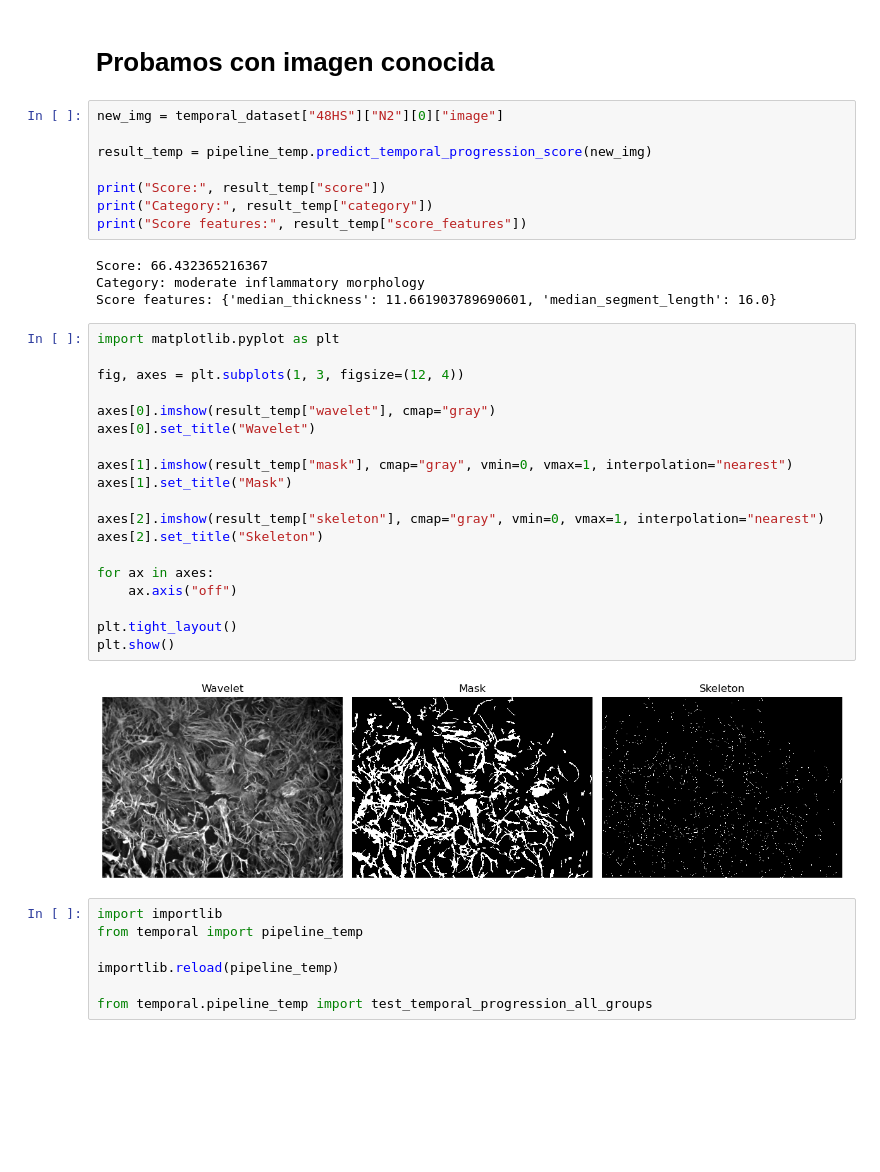
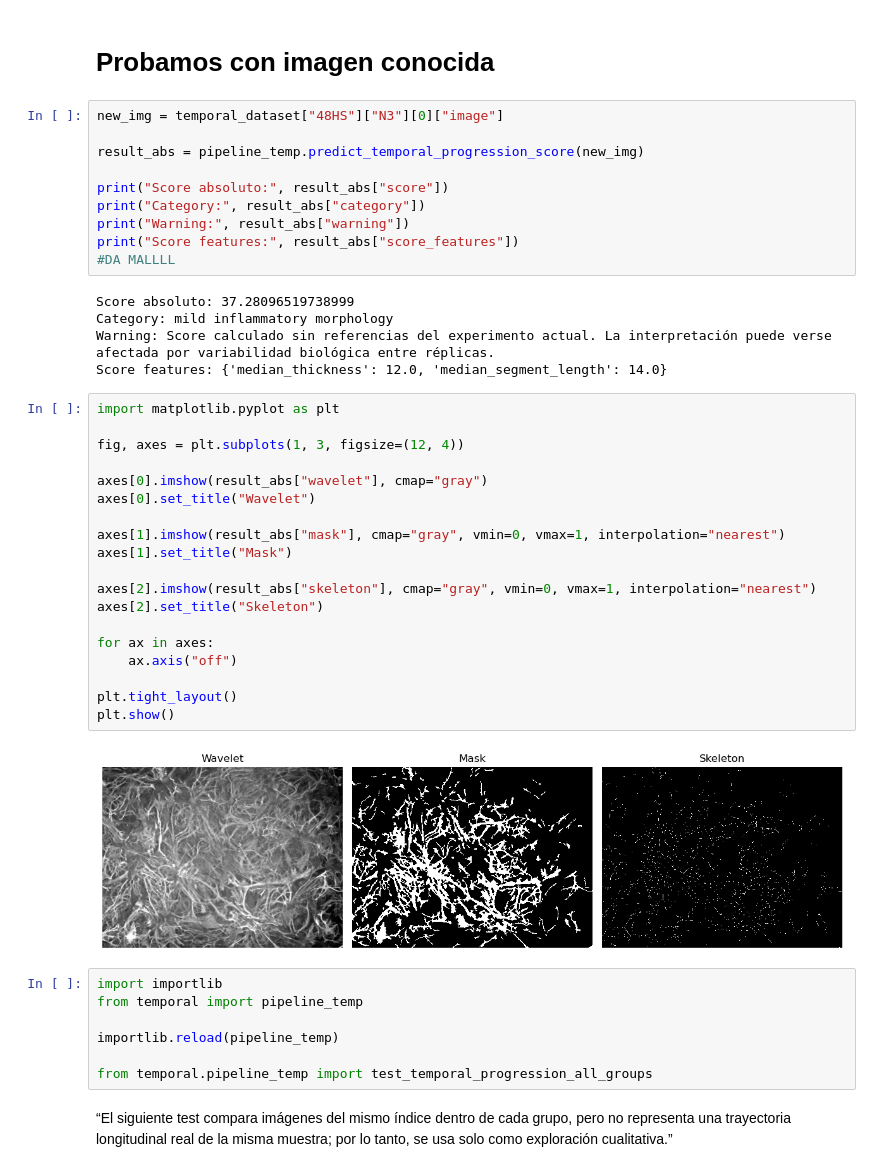
Before and after one commit to alexiagguevara/Proyecto-Final, a Jupyter notebook: main_temp.ipynb, the cells around one changed output. Drawn from its saved outputs; the diff is of its cells as text; blank space fills up the shorter version.

Commit message:
Update temporal scoring pipeline and validations

```diff
--- a/main_temp.ipynb
+++ b/main_temp.ipynb
@@ -269,38 +529,41 @@ Temporal score metadata guardada en: temporal_score_metadata.joblib
 # %% [markdown]
 # Probamos con imagen conocida
 # %%
-new_img = temporal_dataset["48HS"]["N2"][0]["image"]
+new_img = temporal_dataset["48HS"]["N3"][0]["image"]
 
-result_temp = pipeline_temp.predict_temporal_progression_score(new_img)
+result_abs = pipeline_temp.predict_temporal_progression_score(new_img)
 
-print("Score:", result_temp["score"])
-print("Category:", result_temp["category"])
-print("Score features:", result_temp["score_features"])
+print("Score absoluto:", result_abs["score"])
+print("Category:", result_abs["category"])
+print("Warning:", result_abs["warning"])
+print("Score features:", result_abs["score_features"])
+#DA MALLLL
 # %% [output]
-Score: 66.432365216367
-Category: moderate inflammatory morphology
-Score features: {'median_thickness': 11.661903789690601, 'median_segment_length': 16.0}
+Score absoluto: 37.28096519738999
+Category: mild inflammatory morphology
+Warning: Score calculado sin referencias del experimento actual. La interpretación puede verse afectada por variabilidad biológica entre réplicas.
+Score features: {'median_thickness': 12.0, 'median_segment_length': 14.0}
 # %%
 import matplotlib.pyplot as plt
 
 fig, axes = plt.subplots(1, 3, figsize=(12, 4))
 
-axes[0].imshow(result_temp["wavelet"], cmap="gray")
+axes[0].imshow(result_abs["wavelet"], cmap="gray")
 axes[0].set_title("Wavelet")
 
-axes[1].imshow(result_temp["mask"], cmap="gray", vmin=0, vmax=1, interpolation="nearest")
+axes[1].imshow(result_abs["mask"], cmap="gray", vmin=0, vmax=1, interpolation="nearest")
 axes[1].set_title("Mask")
 
-axes[2].imshow(result_temp["skeleton"], cmap="gray", vmin=0, vmax=1, interpolation="nearest")
+axes[2].imshow(result_abs["skeleton"], cmap="gray", vmin=0, vmax=1, interpolation="nearest")
 axes[2].set_title("Skeleton")
 
 for ax in axes:
     ax.axis("off")
 
 plt.tight_layout()
 plt.show()
 # %% [output]
-[figure, old version]
+[figure, new version]
 # %%
 import importlib
 from temporal import pipeline_temp
@@ -308,6 +571,8 @@ from temporal import pipeline_temp
 importlib.reload(pipeline_temp)
 
 from temporal.pipeline_temp import test_temporal_progression_all_groups
+# %% [markdown]
+“El siguiente test compara imágenes del mismo índice dentro de cada grupo, pero no representa una trayectoria longitudinal real de la misma muestra; por lo tanto, se usa solo como exploración cualitativa.”
 # %%
 df_all_progression = test_temporal_progression_all_groups(
     temporal_dataset,
```
Also changed, not shown: parts of 98 cells of this notebook, 3 other files.
